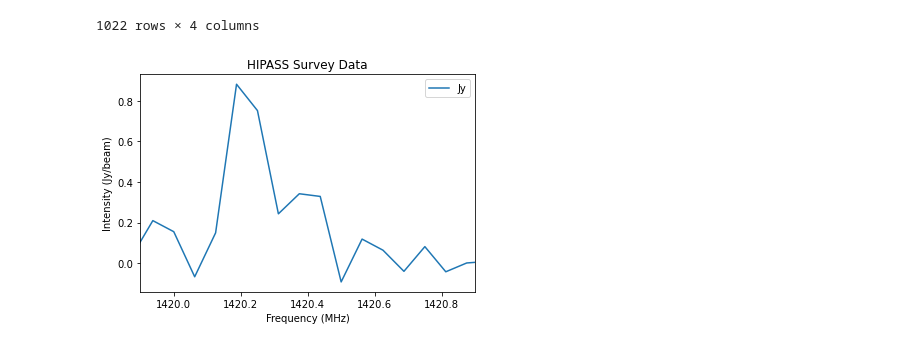
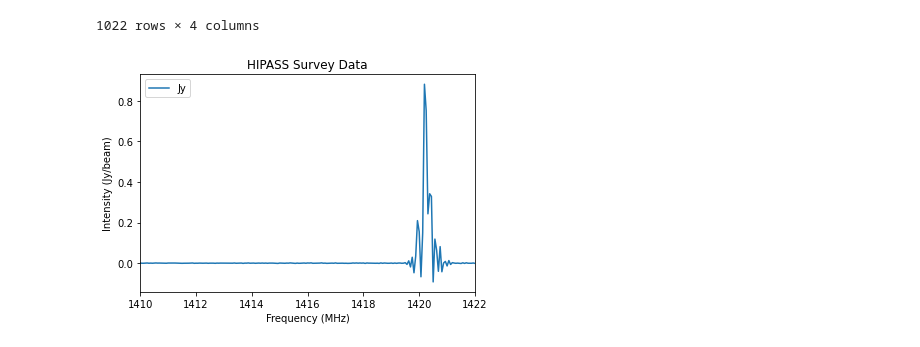
Before and after one commit to rtraas/SETI-Proxima-Centauri, a Jupyter notebook: H21cm.ipynb, the cells around one changed output. Saved outputs shown, nothing was run; the diff lists cells and outputs as text; code cells hidden in the pictures.

```diff
--- a/H21cm.ipynb
+++ b/H21cm.ipynb
@@ -195,10 +195,10 @@ data['Jy'] = data['Intensity'] * u.Jy/beam_area
 data['Db']
 # %%
 data.plot('Spectral axis','Jy')
-plt.xlim(1419.9,1420.9)
+plt.xlim(1410,1422)
 plt.xlabel('Frequency (MHz)')
 plt.ylabel('Intensity (Jy/beam)')
 plt.title('HIPASS Survey Data')
 plt.show()
 # %% [output]
-[figure, old version]
+[figure, new version]
```
Also changed, not shown: parts of 3 cells of this notebook, 1 other file.
